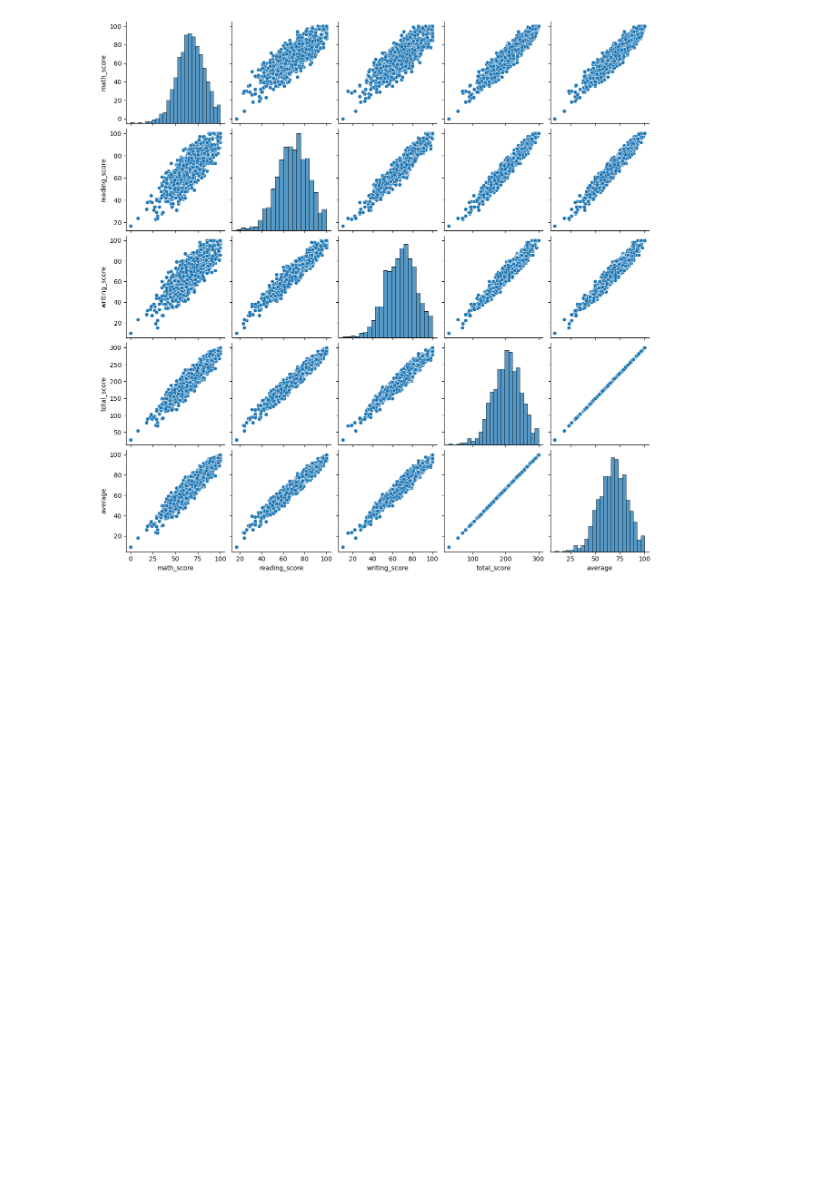
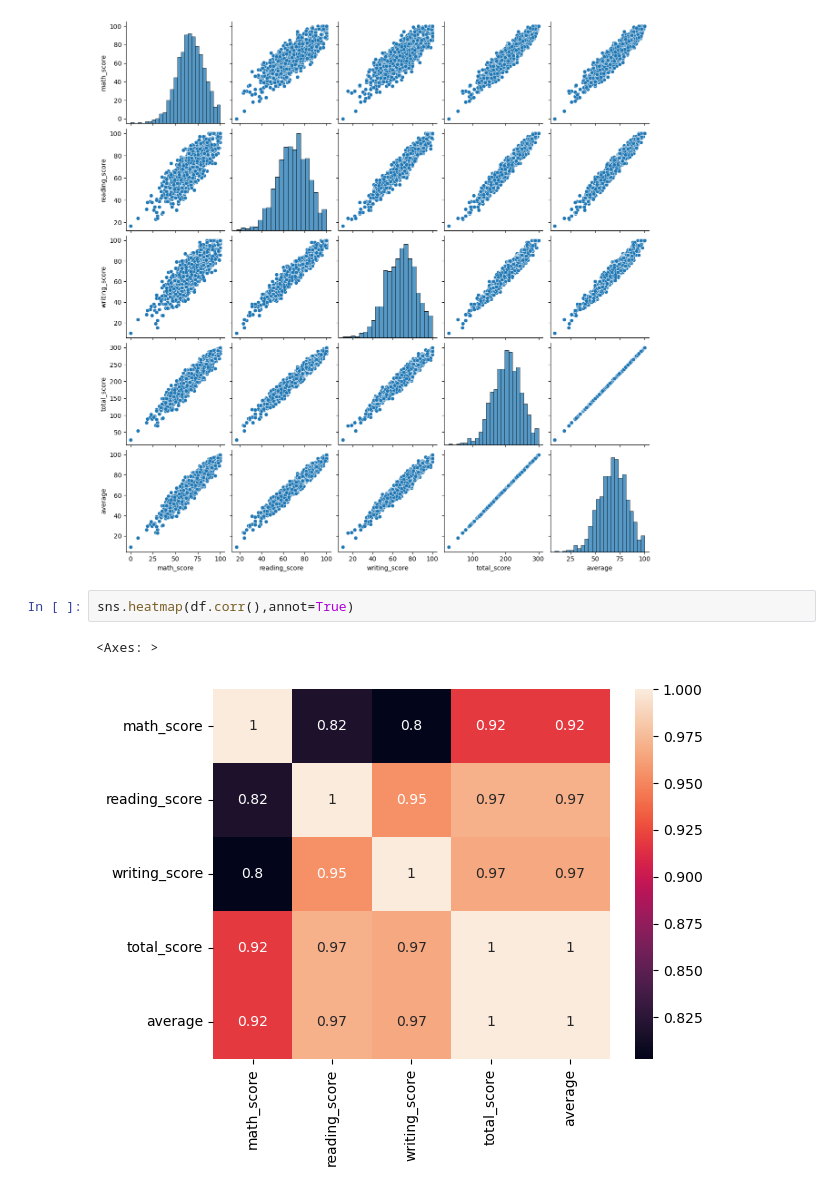
Before and after one commit to Shrungadithyaan/PW-DS_Week_Work, a Jupyter notebook: Machine Learning/Week14/2.0-Student Performance EDA .ipynb, the cells around one changed output. Saved outputs shown, nothing was run; the diff lists cells and outputs as text; blank space fills up the shorter version.

```diff
--- a/Machine Learning/Week14/2.0-Student Performance EDA .ipynb
+++ b/Machine Learning/Week14/2.0-Student Performance EDA .ipynb
@@ -269,3 +269,8 @@ sns.pairplot(df)
 # %% [output]
 <seaborn.axisgrid.PairGrid at 0x...>
 [figure]
+# %%
+sns.heatmap(df.corr(),annot=True)
+# %% [output]
+<Axes: >
+[figure, added]
```
